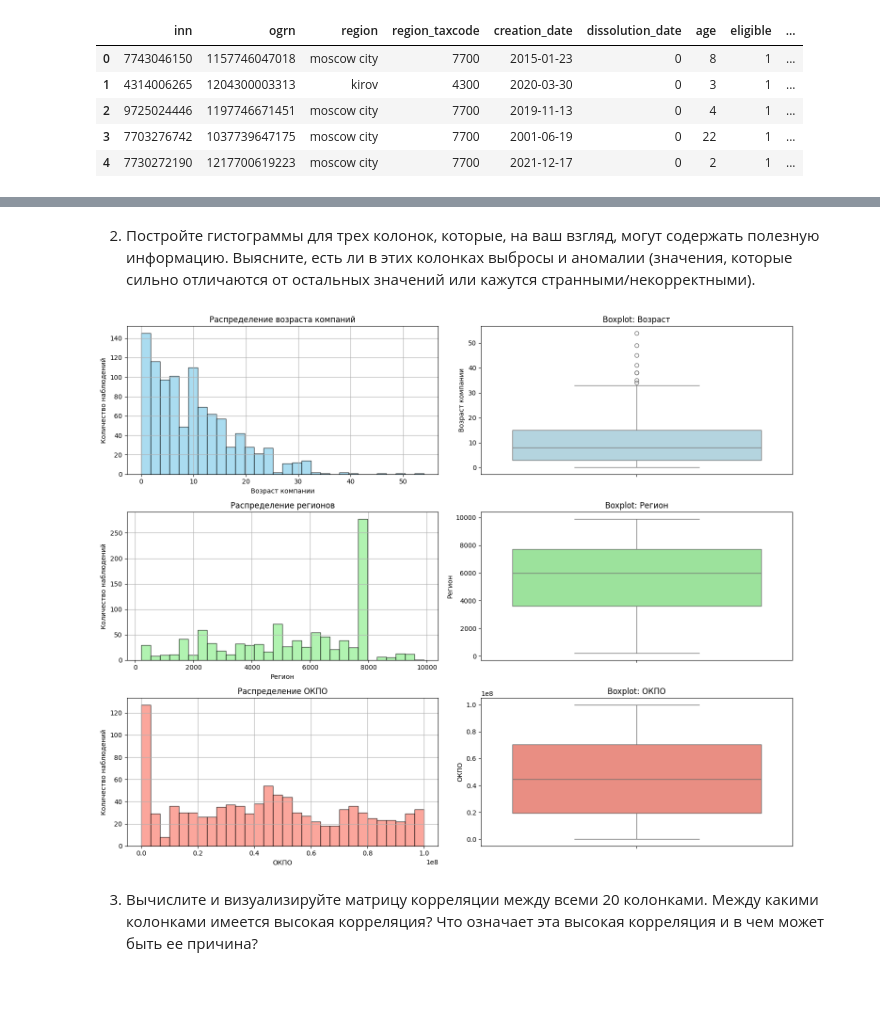
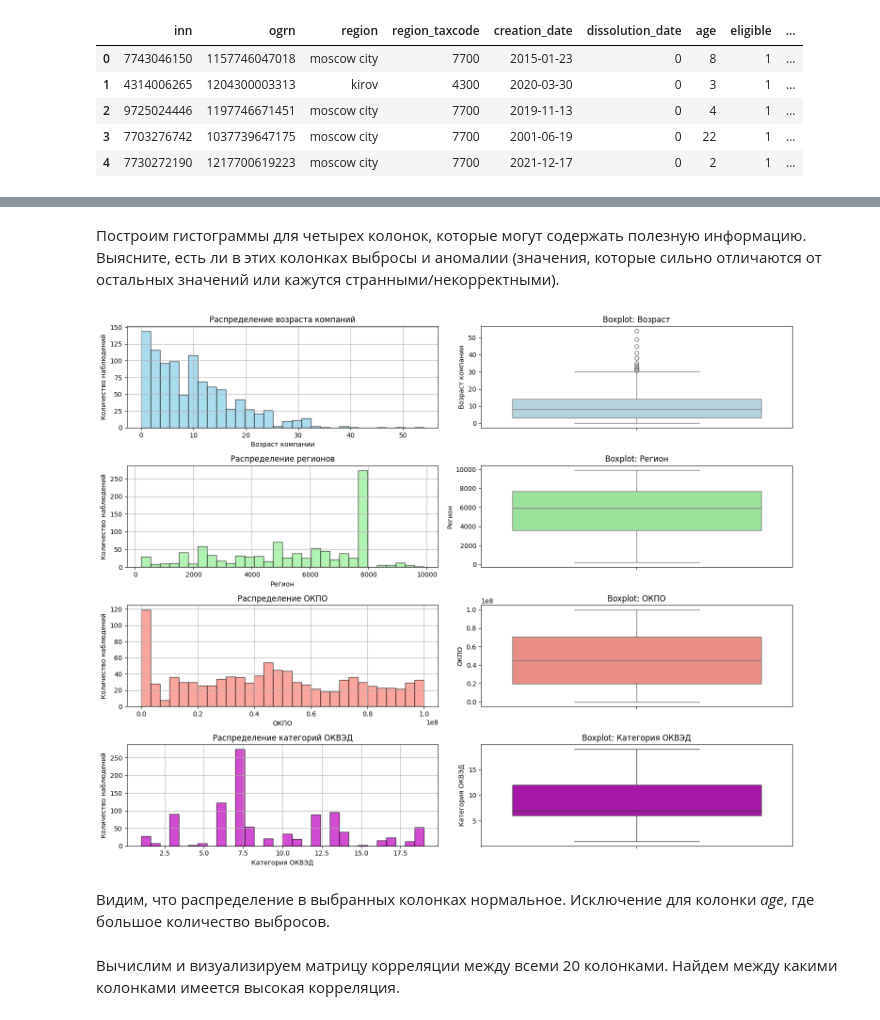
Before and after one commit to johank1977/Interim_attestation_2, a Jupyter notebook: Промежуточная_аттестация_2_Караваев_ИГ.ipynb, the cells around one changed output, grey strips where cells are left out. Saved outputs shown, nothing was run; the diff lists cells and outputs as text; code cells hidden in the pictures; blank space fills up the shorter version.

```diff
--- a/Промежуточная_аттестация_2_Караваев_ИГ.ipynb
+++ b/Промежуточная_аттестация_2_Караваев_ИГ.ipynb
@@ -85,0 +199,3 @@ dtype: object
+# %%
+df_cleaned = df_reduced[df_reduced['okved_section'].notna()]
+print(df_cleaned)
@@ -245,0 +363,11 @@ Index: []
+# %%
+def letter_to_number(letter):
+    if isinstance(letter, str) and len(letter) == 1:
+        if 'a' <= letter <= 'z':
+            return ord(letter) - ord('a') + 1
+        elif 'A' <= letter <= 'Z':
+            return ord(letter) - ord('A') + 1
+    return None  # для не‑букв или некорректных значений
+
+cleaned_df['okved_section_int'] = cleaned_df['okved_section'].apply(letter_to_number).astype('Int64')
+cleaned_df.head()
@@ -245,0 +384,3 @@ Index: []
+# %%
+cleaned_df = cleaned_df.drop('okved_section', axis=1)
+cleaned_df.head()
@@ -246,5 +394,5 @@ Index: []
 # %% [markdown]
-2. Постройте гистограммы для трех колонок, которые, на ваш взгляд, могут содержать полезную информацию. Выясните, есть ли в этих колонках выбросы и аномалии (значения, которые сильно отличаются от остальных значений или кажутся странными/некорректными).
+Построим гистограммы для четырех колонок, которые могут содержать полезную информацию. Выясните, есть ли в этих колонках выбросы и аномалии (значения, которые сильно отличаются от остальных значений или кажутся странными/некорректными).
 # %%
 import pandas as pd
 import matplotlib.pyplot as plt
@@ -257,50 +405,65 @@ df = cleaned_df
 plt.figure(figsize=(15, 12))
 
 # Гистограмма 1: Возраст
-plt.subplot(3, 2, 1)
+plt.subplot(4, 2, 1)
 df['age'].hist(bins=30, color='skyblue', edgecolor='black', alpha=0.7)
 plt.title('Распределение возраста компаний')
 plt.xlabel('Возраст компании')
 plt.ylabel('Количество наблюдений')
 
 # Boxplot для возраста
-plt.subplot(3, 2, 2)
+plt.subplot(4, 2, 2)
 sns.boxplot(y=df['age'], color='lightblue')
 plt.title('Boxplot: Возраст')
 plt.ylabel('Возраст компании')
 
 # Гистограмма 2: Регион
-plt.subplot(3, 2, 3)
+plt.subplot(4, 2, 3)
 df['region_taxcode'].hist(bins=30, color='lightgreen', edgecolor='black', alpha=0.7)
 plt.title('Распределение регионов')
 plt.xlabel('Регион')
 plt.ylabel('Количество наблюдений')
 
 # Boxplot для региона
-plt.subplot(3, 2, 4)
+plt.subplot(4, 2, 4)
 sns.boxplot(y=df['region_taxcode'], color='lightgreen')
 plt.title('Boxplot: Регион')
 plt.ylabel('Регион')
 
 # Гистограмма 3: Компании по ОКПО
-plt.subplot(3, 2, 5)
+plt.subplot(4, 2, 5)
 df['okpo'].hist(bins=30, color='salmon', edgecolor='black', alpha=0.7)
 plt.title('Распределение ОКПО')
 plt.xlabel('ОКПО')
 plt.ylabel('Количество наблюдений')
 
 # Boxplot для компаний по ОКПО
-plt.subplot(3, 2, 6)
+plt.subplot(4, 2, 6)
 sns.boxplot(y=df['okpo'], color='salmon')
 plt.title('Boxplot: ОКПО')
 plt.ylabel('ОКПО')
 
+# Гистограмма 4: Категория ОКВЭД
+plt.subplot(4, 2, 7)
+df['okved_section_int'].hist(bins=30, color='m', edgecolor='black', alpha=0.7)
+plt.title('Распределение категорий ОКВЭД')
+plt.xlabel('Категория ОКВЭД')
+plt.ylabel('Количество наблюдений')
+
+# Boxplot Категория ОКВЭД
+plt.subplot(4, 2, 8)
+sns.boxplot(y=df['okved_section_int'], color='m')
+plt.title('Boxplot: Категория ОКВЭД')
+plt.ylabel('Категория ОКВЭД')
+
 plt.tight_layout()
 plt.show()
 # %% [output]
-[figure, old version]
+[figure, new version]
+# %% [markdown]
+Видим, что распределение в выбранных колонках нормальное. Исключение для колонки *age*, где большое количество выбросов.
 # %% [markdown]
-3. Вычислите и визуализируйте матрицу корреляции между всеми 20 колонками. Между какими колонками имеется высокая корреляция? Что означает эта высокая корреляция и в чем может быть ее причина?
+Вычислим и визуализируем матрицу корреляции между всеми 20 колонками. Найдем между какими колонками имеется высокая корреляция.
 # %%
 import pandas as pd
 import numpy as np
```
Also changed, not shown: parts of 39 cells of this notebook.
